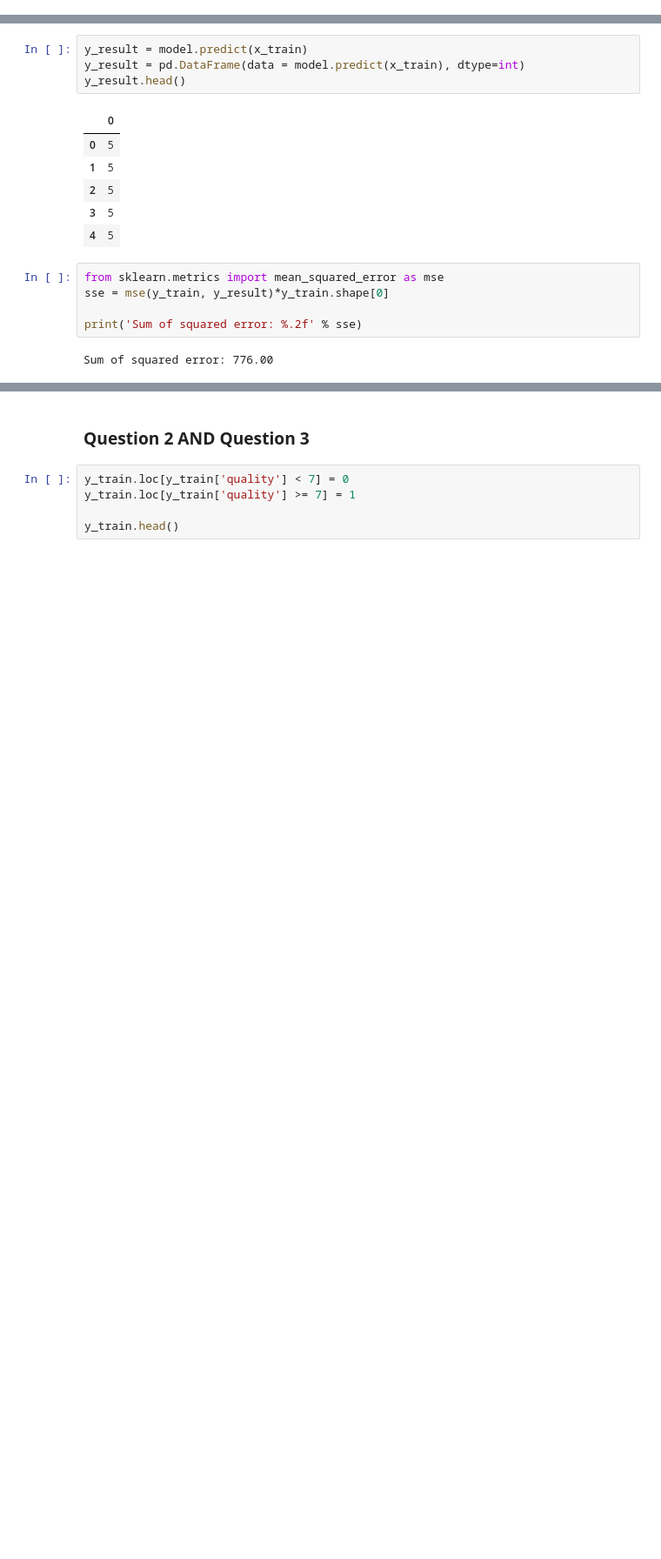
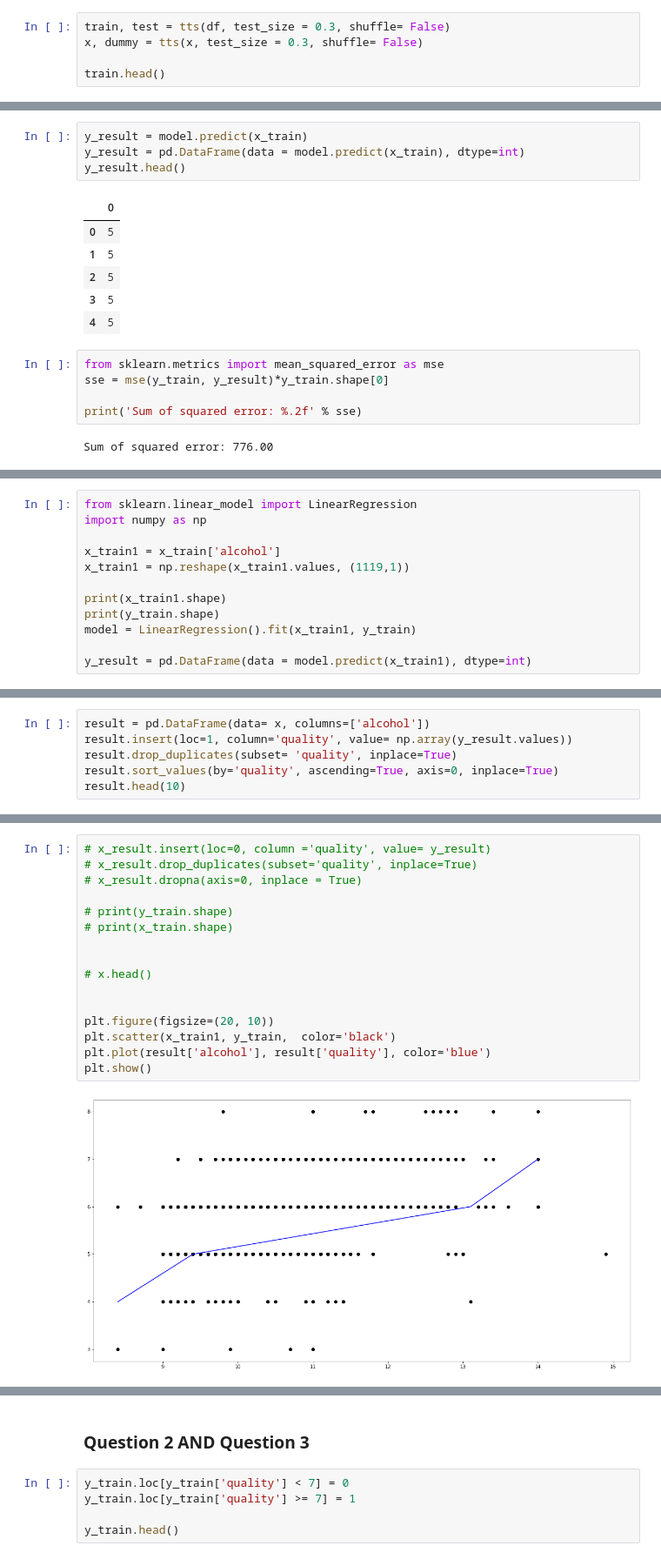
Before and after one commit to Susheel06/assignment1, a Jupyter notebook: BigDataAnalytics_ASSIGNMENT1.ipynb, the cells around one changed output, grey strips where cells are left out. Shown at 87% size. Drawn from its saved outputs; the diff is of its cells as text; blank space fills up the shorter version.

```diff
--- a/BigDataAnalytics_ASSIGNMENT1.ipynb
+++ b/BigDataAnalytics_ASSIGNMENT1.ipynb
@@ -41,0 +54,5 @@ train.head()
+# %%
+train, test = tts(df, test_size = 0.3, shuffle= False)
+x, dummy = tts(x, test_size = 0.3, shuffle= False)
+
+train.head()
@@ -101,0 +161,12 @@ Sum of squared error: 776.00
+# %%
+from sklearn.linear_model import LinearRegression
+import numpy as np
+
+x_train1 = x_train['alcohol']
+x_train1 = np.reshape(x_train1.values, (1119,1))
+
+print(x_train1.shape)
+print(y_train.shape)
+model = LinearRegression().fit(x_train1, y_train)
+
+y_result = pd.DataFrame(data = model.predict(x_train1), dtype=int)
@@ -101,0 +192,6 @@ Sum of squared error: 776.00
+# %%
+result = pd.DataFrame(data= x, columns=['alcohol'])
+result.insert(loc=1, column='quality', value= np.array(y_result.values))
+result.drop_duplicates(subset= 'quality', inplace=True)
+result.sort_values(by='quality', ascending=True, axis=0, inplace=True)
+result.head(10)
@@ -101,0 +204,18 @@ Sum of squared error: 776.00
+# %%
+# x_result.insert(loc=0, column ='quality', value= y_result)
+# x_result.drop_duplicates(subset='quality', inplace=True)
+# x_result.dropna(axis=0, inplace = True)
+
+# print(y_train.shape)
+# print(x_train.shape)
+
+
+# x.head()
+
+
+plt.figure(figsize=(20, 10))
+plt.scatter(x_train1, y_train,  color='black')
+plt.plot(result['alcohol'], result['quality'], color='blue')
+plt.show()
+# %% [output]
+[figure, added]
```
Also changed, not shown: parts of 25 cells of this notebook.
